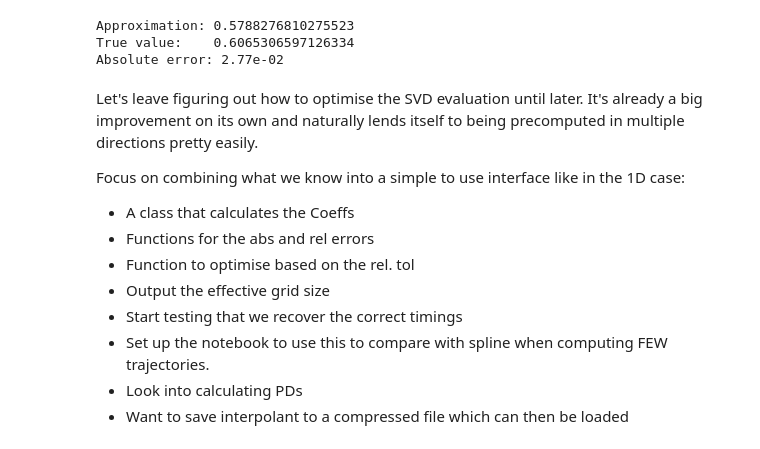
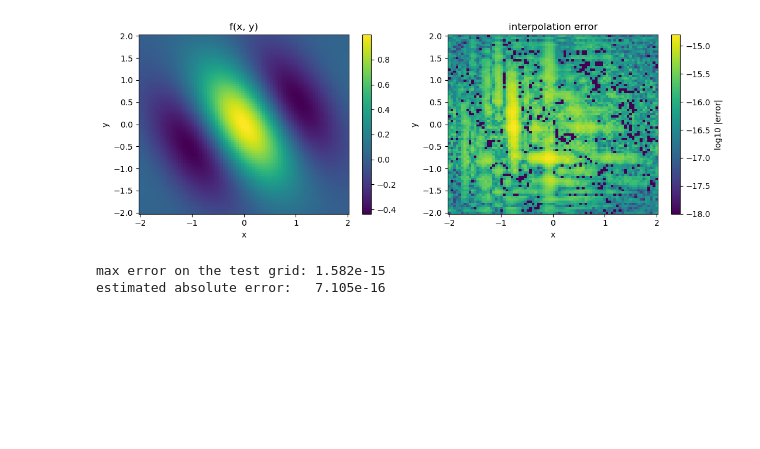
Before and after one commit to Philip-Lynch/chebyshevND, a Jupyter notebook: examples/example_2d_interp.ipynb, the cells around one changed output. Saved outputs shown, nothing was run; the diff lists cells and outputs as text; code cells hidden in the pictures; blank space fills up the shorter version.

```diff
--- a/examples/example_2d_interp.ipynb
+++ b/examples/example_2d_interp.ipynb
@@ -383,17 +24,0 @@ Absolute error: 2.78e-16
-# %%
-interp = ChebyshevInterpolant2D(vals,Nx, Ny, ax, bx, ay, by)
-
-approx2 = interp.evaluate(x_eval, y_eval)
-
-# Compare to exact value
-error2 = abs(true_val - approx2)
-
-print(f"Approximation: {approx2}")
-print(f"True value:    {true_val}")
-print(f"Absolute error: {error2:.2e}")
-
-# Compare to our other implementation
-# Compare to exact value
-error3 = abs(approx- approx2)
-print(f"Implimentation 1: {approx}")
-print(f"Error between implimentations: {error3:.2e}")
@@ -572,29 +25,27 @@ plt.yscale('log')
-# %%
-# Evaluate at some point
-x_eval, y_eval = 0.5, -0.5
-approx = eval_reduced_interpolant(U, S, V, x_eval, y_eval)
-
-# Compare to exact value
-true_val = f(x_eval, y_eval)
-error = abs(true_val - approx)
-
-print(f"Approximation: {approx}")
-print(f"True value:    {true_val}")
-print(f"Absolute error: {error:.2e}")
-# %% [output]
-Approximation: 0.5788276810275523
-True value:    0.6065306597126334
-Absolute error: 2.77e-02
-# %% [markdown]
-Let's leave figuring out how to optimise the SVD evaluation until later. It's already a big improvement on its own and naturally lends itself to being precomputed in multiple directions pretty easily.
-
-Focus on combining what we know into a simple to use interface like in the 1D case:
-
-- A class that calculates the Coeffs
-- Functions for the abs and rel errors
-- Function to optimise based on the rel. tol
-- Output the effective grid size
-- Start testing that we recover the correct timings
-- Set up the notebook to use this to compare with spline when computing FEW trajectories.
-- Look into calculating PDs
-- Want to save interpolant to a compressed file which can then be loaded
+# %%
+# Evaluate on an equally spaced test grid and compare with the true function
+xt = np.linspace(ax_, bx_, 80)
+yt = np.linspace(ay_, by_, 80)
+Z_true = f(*np.meshgrid(xt, yt, indexing="ij"))
+Z_interp = np.array([[interp.evaluate(x, y) for y in yt] for x in xt])
+err = np.abs(Z_interp - Z_true)
+
+fig, (ax1, ax2) = plt.subplots(1, 2, figsize=(11, 4))
+im1 = ax1.pcolormesh(xt, yt, Z_true.T, shading="auto")
+fig.colorbar(im1, ax=ax1)
+ax1.set_title("f(x, y)")
+im2 = ax2.pcolormesh(xt, yt, np.log10(err.T + 1e-18), shading="auto")
+fig.colorbar(im2, ax=ax2, label="log10 |error|")
+ax2.set_title("interpolation error")
+for axis in (ax1, ax2):
+    axis.set_xlabel("x")
+    axis.set_ylabel("y")
+plt.tight_layout()
+plt.show()
+
+print(f"max error on the test grid: {err.max():.3e}")
+print(f"estimated absolute error:   {interp.absolute_error():.3e}")
+# %% [output]
+[figure, added]
+max error on the test grid: 1.582e-15
+estimated absolute error:   7.105e-16
```
Also changed, not shown: parts of 41 cells of this notebook, 17 other files.
